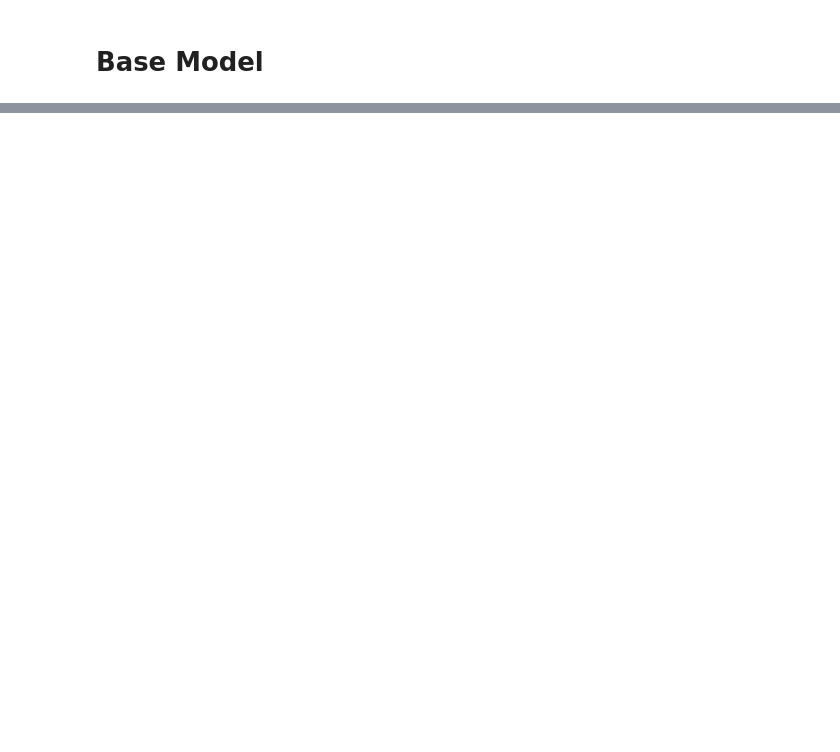
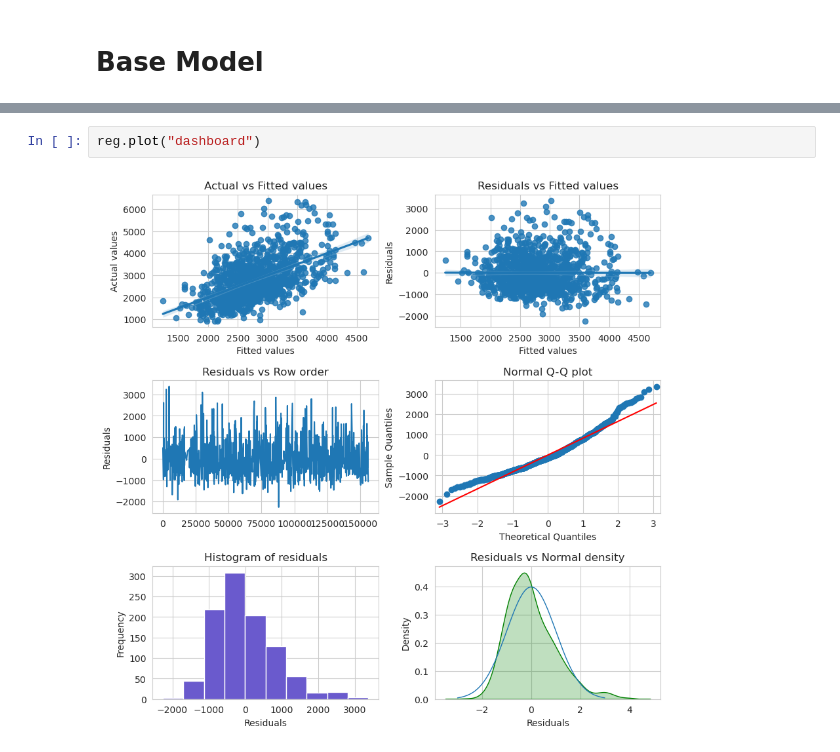
Before and after one commit to rsm-chl307/Delivery-Duration-Prediction, a Jupyter notebook: code/delivery_duration_prediction.ipynb, the cells around one changed output, grey strips where cells are left out. Cells and saved outputs as stored; diff of their text form; blank space fills up the shorter version.

```diff
--- a/code/delivery_duration_prediction.ipynb
+++ b/code/delivery_duration_prediction.ipynb
@@ -351,0 +589,4 @@ X_test = pd.concat([X_test.drop(['market_id', 'order_protocol'], axis=1), test_e
+# %%
+reg.plot("dashboard")
+# %% [output]
+[figure, added]
```
Also changed, not shown: parts of 32 cells of this notebook.
